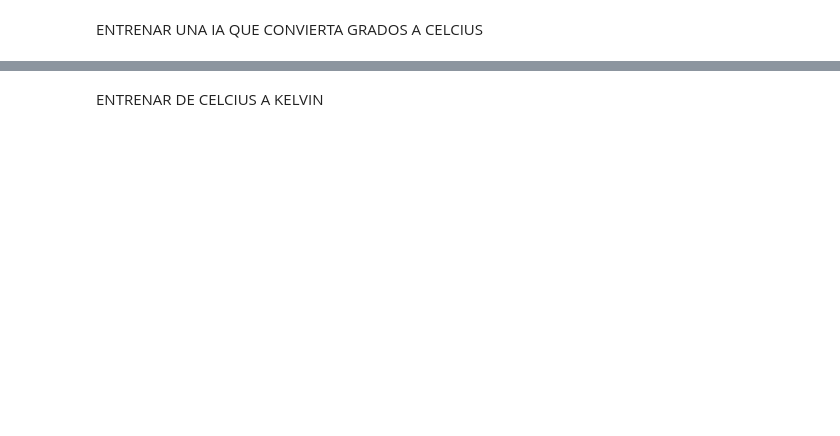
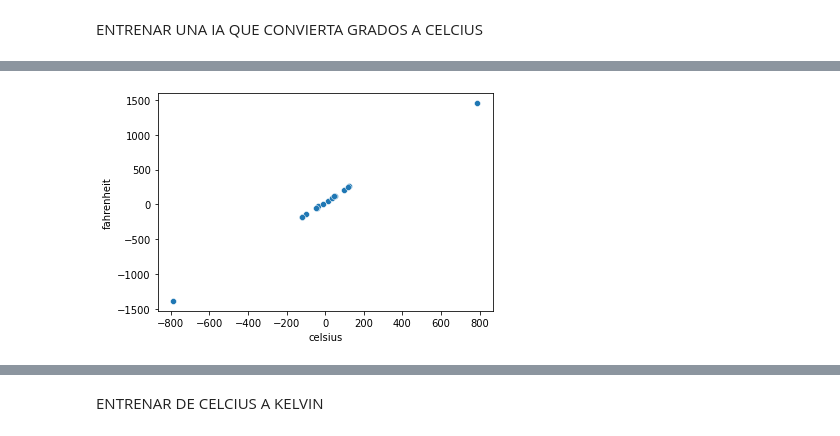
Before and after one commit to MariaMartinez2005/practiac2, a Jupyter notebook: PracticaProg.ipynb, the cells around one changed output, grey strips where cells are left out. Saved outputs shown, nothing was run; the diff lists cells and outputs as text; code cells hidden in the pictures; blank space fills up the shorter version.

```diff
--- a/PracticaProg.ipynb
+++ b/PracticaProg.ipynb
@@ -587,5 +643,5 @@ import seaborn as sb
 # %%
 from os import read
 #leer datos de entrenamiento
-temperaturas = pd.read_csv("/content/grados.csv", sep=";")
-print(temperaturas["celsius"])
+conversiones = pd.read_csv("/content/conversiones.csv", sep=";")
+print(conversiones["celsius"])
@@ -592,6 +666,8 @@ print(temperaturas["celsius"])
 # %%
 #graficar datos
-sb.scatterplot(temperaturas["celsius"], temperaturas["fahrenheit"])
+sb.scatterplot(conversiones["celsius"], conversiones["fahrenheit"])
 plt.show()
+# %% [output]
+[figure, added]
 # %%
 #datos de entrada y salida
```
Also changed, not shown: parts of 42 cells of this notebook.
